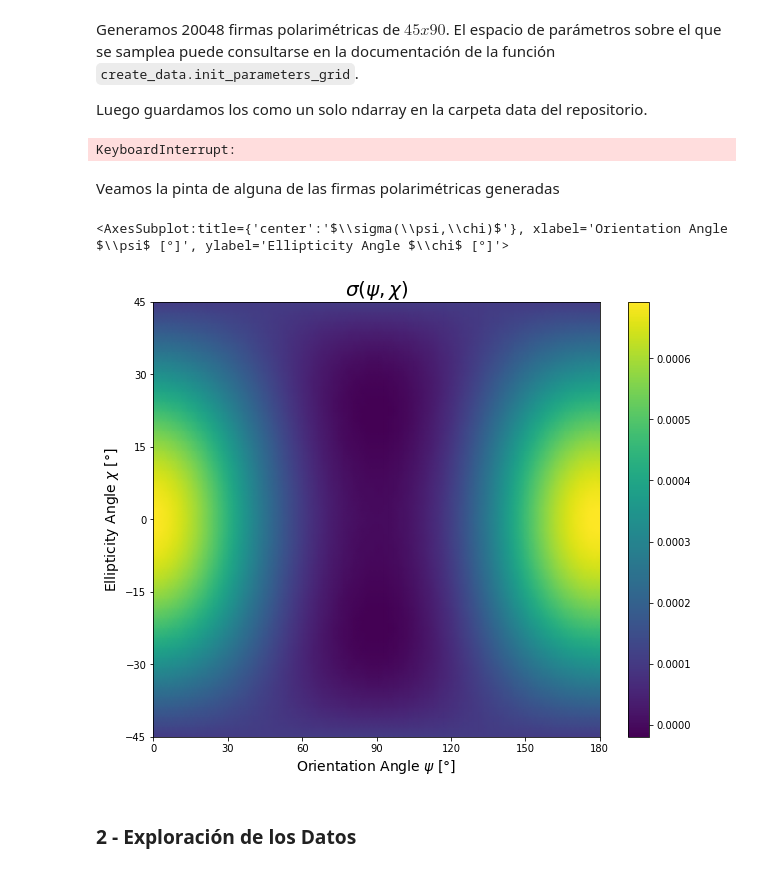
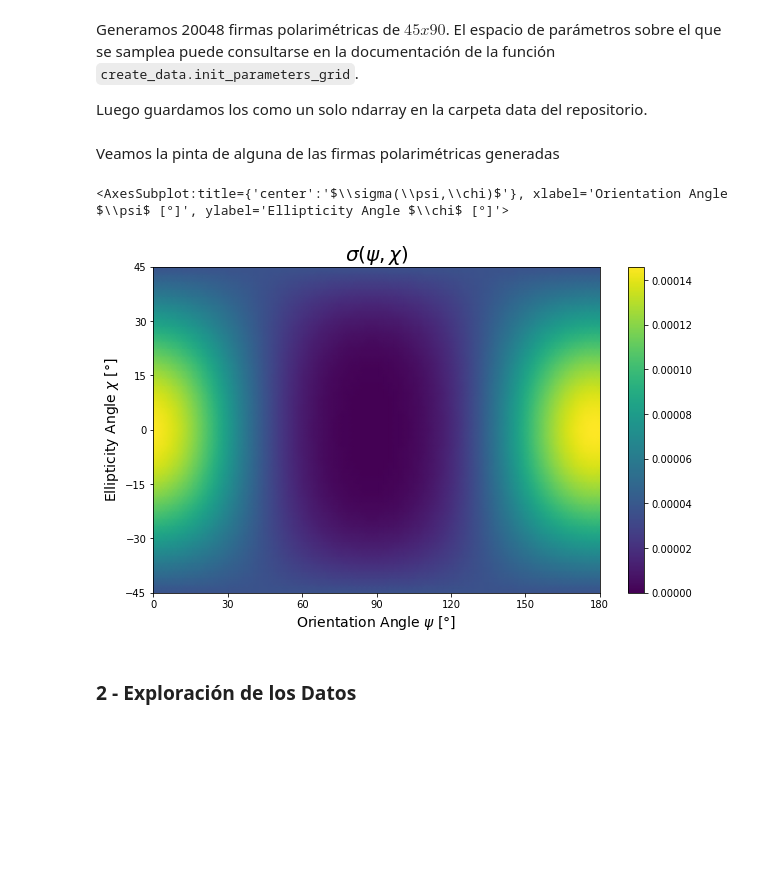
Before and after one commit to jotavecorta/DeepScatteringModels, a Jupyter notebook: notebooks/1.0-jv-spm-data-generation-exploration.ipynb, the cells around one changed output. Saved outputs shown, nothing was run; the diff lists cells and outputs as text; code cells hidden in the pictures; blank space fills up the shorter version.

```diff
--- a/notebooks/1.0-jv-spm-data-generation-exploration.ipynb
+++ b/notebooks/1.0-jv-spm-data-generation-exploration.ipynb
@@ -21,13 +21,11 @@ Generamos 20048 firmas polarimétricas de $45x90$. El espacio de parámetros sob
 Luego guardamos los como un solo ndarray en la carpeta data del repositorio.
 # %%
 # Generamos los datos
-data = make_data()
+#data = make_data()
 
 # Guardamos los datos en data
 file_name = "raw/spm_signatures_no_noise"
-save_data(file_name, data)
+#save_data(file_name, data)
-# %% [output]
-KeyboardInterrupt:
 # %%
 data = load_data(file_name)
 # %% [markdown]
@@ -35,14 +33,14 @@ Veamos la pinta de alguna de las firmas polarimétricas generadas
 # %%
 # Elegimos una firma al azar
 rng = np.random.default_rng()
-rnd_index = rng.integers(1024)
+rnd_index = rng.integers(20048)
 rnd_signature = data[rnd_index, :, :]
 
 # Ploteamos
 plot_polarization_signature(rnd_signature)
 # %% [output]
 <AxesSubplot:title={'center':'$\\sigma(\\psi,\\chi)$'}, xlabel='Orientation Angle $\\psi$ [°]', ylabel='Ellipticity Angle $\\chi$ [°]'>
-[figure, old version]
+[figure, new version]
 # %% [markdown]
 ### 2 - Exploración de los Datos
 # %% [markdown]
```
Also changed, not shown: parts of 8 cells of this notebook, 4 other files.
